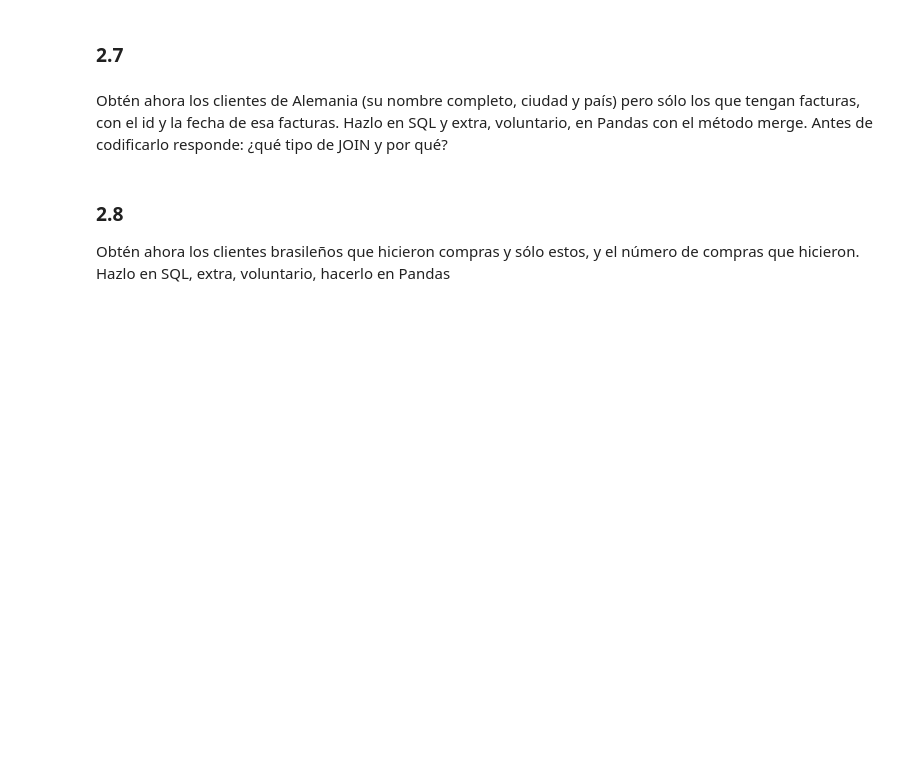
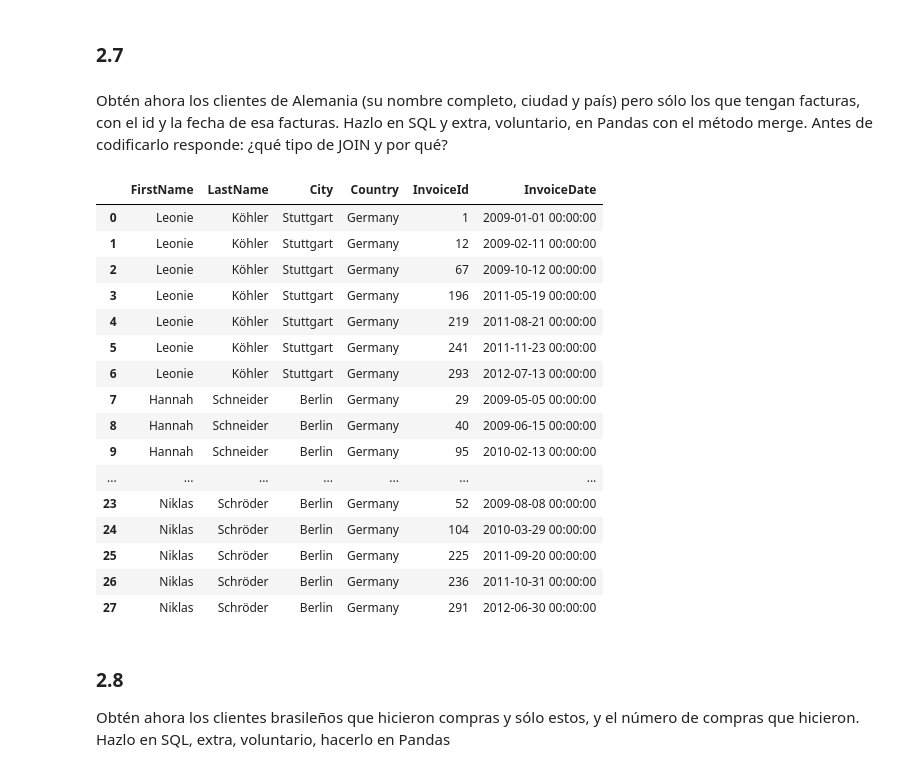
Before and after one commit to njisly/online_ds_thebridge_Nur, a Jupyter notebook: ejercicios/03_Analisis_de_Datos/Sprint_06/Unidad_01/Practica_Obligatoria/18_Practica_Obligatoria_SQL.ipynb, the cells around one changed output. Cells and saved outputs as stored; diff of their text form; code cells hidden in the pictures; blank space fills up the shorter version.

```diff
--- a/ejercicios/03_Analisis_de_Datos/Sprint_06/Unidad_01/Practica_Obligatoria/18_Practica_Obligatoria_SQL.ipynb
+++ b/ejercicios/03_Analisis_de_Datos/Sprint_06/Unidad_01/Practica_Obligatoria/18_Practica_Obligatoria_SQL.ipynb
@@ -16,5 +22,8 @@ Conectate a la base de datos "Chinook.db" que ya conoces y está en la ruta "./d
 # %% [markdown]
 Si quieres, crea una función que te simplifique la ejecución de queries, usa la que has visto en los workouts o bien una que esté basada en pd.read_sql
+# %%
+def sql_query(query):
+    return pd.read_sql(query, connection)
 # %% [markdown]
 #### Modelo de Datos
 
@@ -129,3 +351,31 @@ Obtén ahora los clientes de Alemania (su nombre completo, ciudad y país) pero
+# %%
+# SQL
+query = '''
+SELECT A.firstname, A.lastname, A.city, A.country, B.invoiceid, B.invoicedate
+FROM customers AS A
+LEFT JOIN invoices AS B
+ON A.customerid = B.customerid
+WHERE country = "Germany"
+'''
+sql_query(query)
+# %% [output]
+|  | FirstName | LastName | City | Country | InvoiceId | InvoiceDate |
+| 0 | Leonie | Köhler | Stuttgart | Germany | 1 | 2009-01-01 00:00:00 |
+| 1 | Leonie | Köhler | Stuttgart | Germany | 12 | 2009-02-11 00:00:00 |
+| 2 | Leonie | Köhler | Stuttgart | Germany | 67 | 2009-10-12 00:00:00 |
+| 3 | Leonie | Köhler | Stuttgart | Germany | 196 | 2011-05-19 00:00:00 |
+| 4 | Leonie | Köhler | Stuttgart | Germany | 219 | 2011-08-21 00:00:00 |
+| 5 | Leonie | Köhler | Stuttgart | Germany | 241 | 2011-11-23 00:00:00 |
+| 6 | Leonie | Köhler | Stuttgart | Germany | 293 | 2012-07-13 00:00:00 |
+| 7 | Hannah | Schneider | Berlin | Germany | 29 | 2009-05-05 00:00:00 |
+| 8 | Hannah | Schneider | Berlin | Germany | 40 | 2009-06-15 00:00:00 |
+| 9 | Hannah | Schneider | Berlin | Germany | 95 | 2010-02-13 00:00:00 |
+| ... | ... | ... | ... | ... | ... | ... |
+| 23 | Niklas | Schröder | Berlin | Germany | 52 | 2009-08-08 00:00:00 |
+| 24 | Niklas | Schröder | Berlin | Germany | 104 | 2010-03-29 00:00:00 |
+| 25 | Niklas | Schröder | Berlin | Germany | 225 | 2011-09-20 00:00:00 |
+| 26 | Niklas | Schröder | Berlin | Germany | 236 | 2011-10-31 00:00:00 |
+| 27 | Niklas | Schröder | Berlin | Germany | 291 | 2012-06-30 00:00:00 |
 # %% [markdown]
 ### 2.8
 
```
Also changed, not shown: parts of 28 cells of this notebook, 2 other files.
